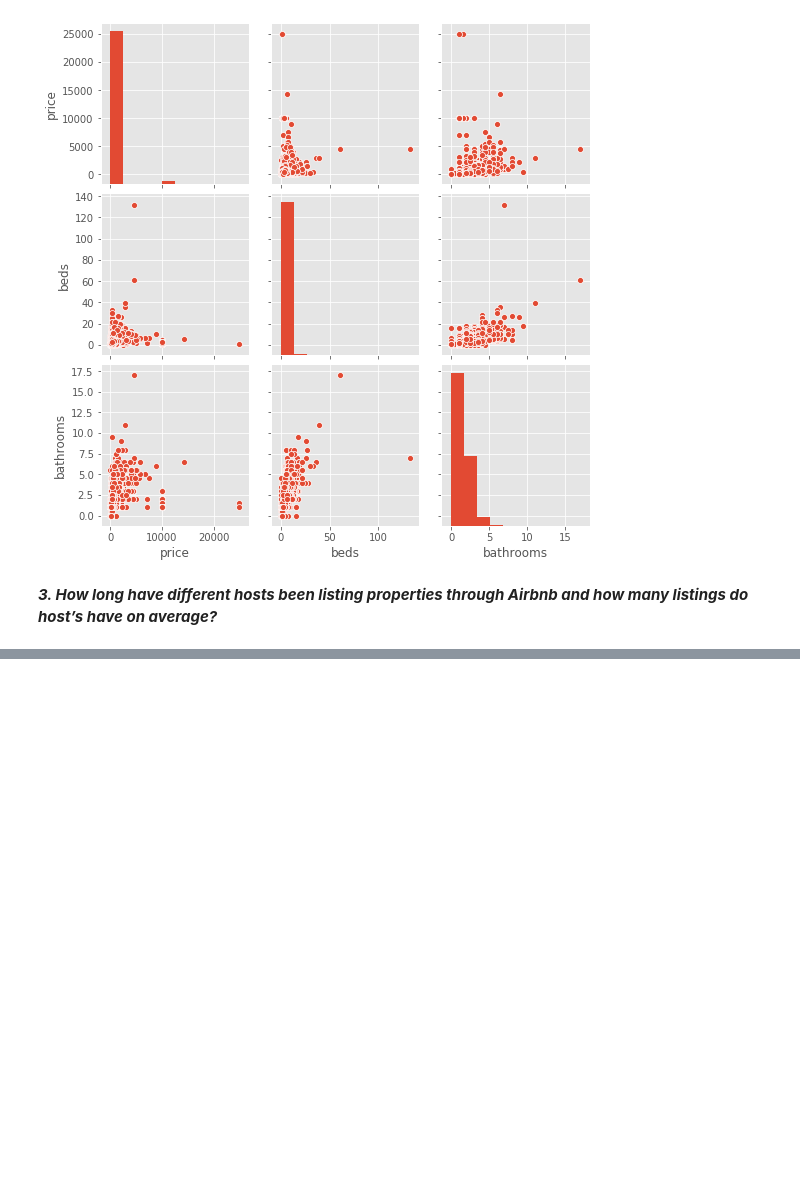
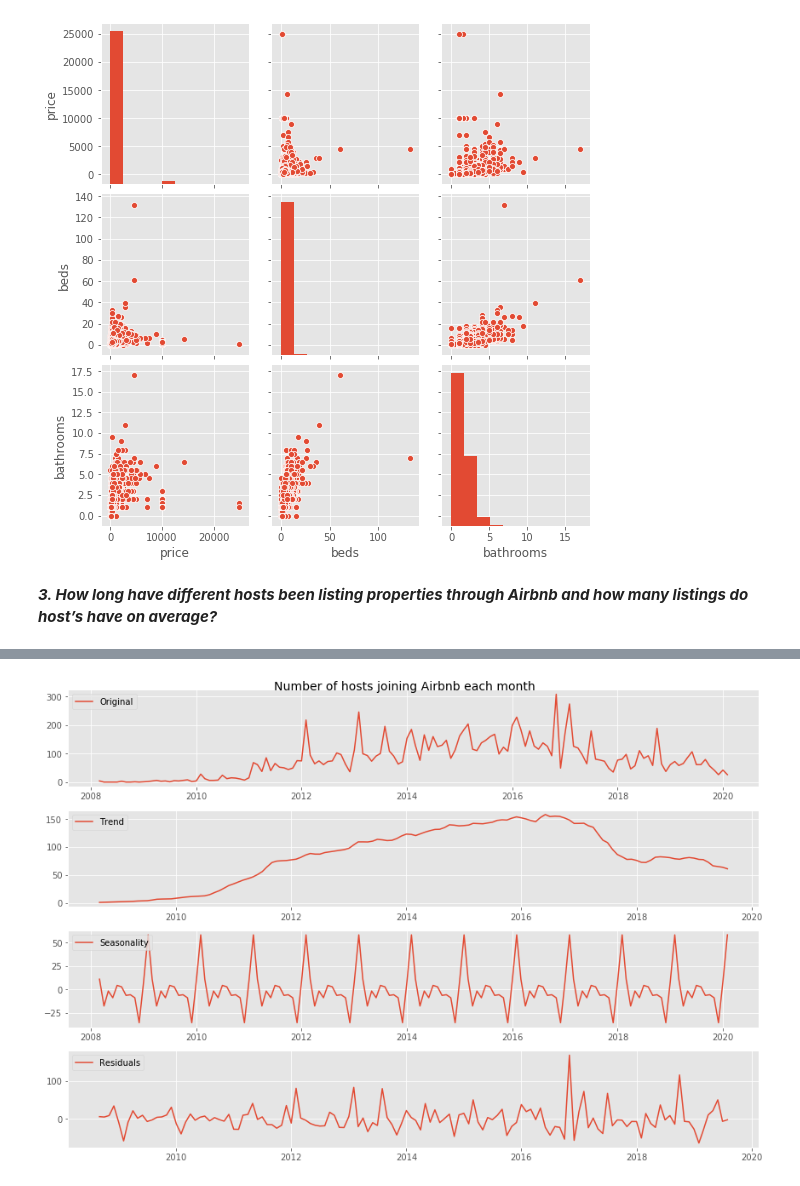
Before and after one commit to Z-Palamara/Capstone_1, a Jupyter notebook: Capstone 1 - EDA.ipynb, the cells around one changed output, grey strips where cells are left out. Saved outputs shown, nothing was run; the diff lists cells and outputs as text; code cells hidden in the pictures; blank space fills up the shorter version.

```diff
--- a/Capstone 1 - EDA.ipynb
+++ b/Capstone 1 - EDA.ipynb
@@ -109,0 +132,44 @@ _**3. How long have different hosts been listing properties through Airbnb and h
+# %%
+# Creating dataframes for time series analysis
+ts_host_since = pd.DataFrame(df.set_index('host_since').resample('MS').size())
+ts_first_review = pd.DataFrame(df.set_index('first_review').resample('MS').size())
+
+# Renaming columns
+ts_host_since = ts_host_since.rename(columns={0: 'hosts'})
+ts_host_since.index.rename('month', inplace=True)
+ts_first_review = ts_first_review.rename(columns={0: 'reviews'})
+ts_first_review.index.rename('month', inplace=True)
+# %%
+def decompose_time_series(df, title=''):
+    """
+    Plots the original time series and its decomposition into trend, seasonal and residual.
+    """
+    # Decomposing the time series
+    decomposition = seasonal_decompose(df)
+
+    # Getting the trend, seasonality and noise
+    trend = decomposition.trend
+    seasonal = decomposition.seasonal
+    residual = decomposition.resid
+
+    # Plotting the original time series and the decomposition
+    plt.figure(figsize=(12,8))
+    plt.suptitle(title, fontsize=14, y=1)
+    plt.subplots_adjust(top=0.80)
+    plt.subplot(411)
+    plt.plot(df, label='Original')
+    plt.legend(loc='upper left')
+    plt.subplot(412)
+    plt.plot(trend, label='Trend')
+    plt.legend(loc='upper left')
+    plt.subplot(413)
+    plt.plot(seasonal,label='Seasonality')
+    plt.legend(loc='upper left')
+    plt.subplot(414)
+    plt.plot(residual, label='Residuals')
+    plt.legend(loc='upper left')
+    plt.tight_layout()
+# %%
+decompose_time_series(ts_host_since, title='Number of hosts joining Airbnb each month')
+# %% [output]
+[figure, added]
```
Also changed, not shown: parts of 3 cells of this notebook.
